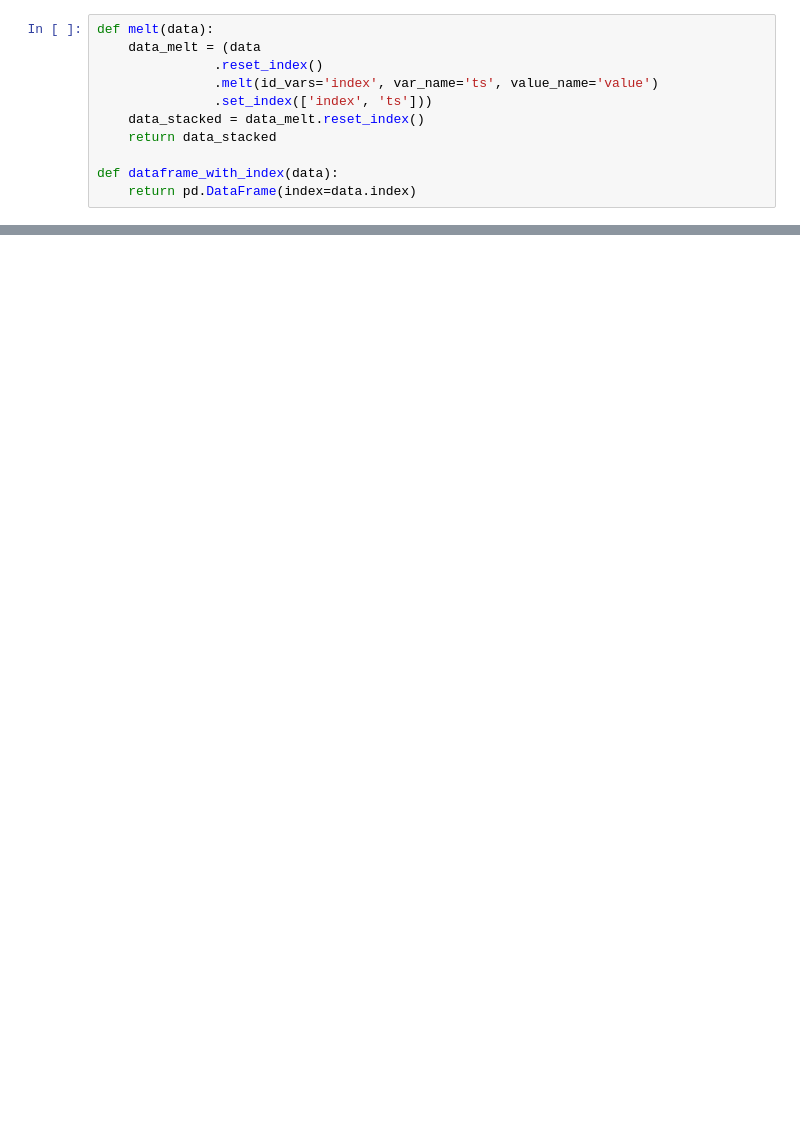
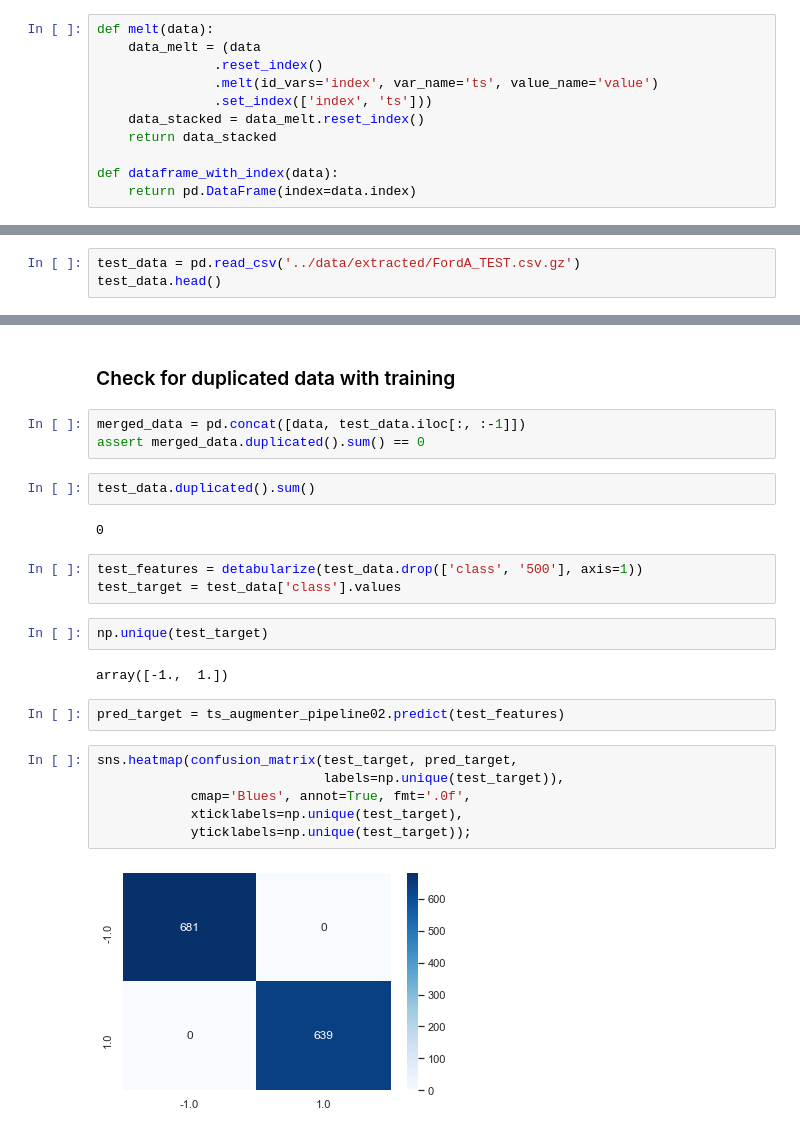
Before and after one commit to seoruosa/ml-study-group, a Jupyter notebook: notebooks/2020-08-29-aac-forda-ts-classification-approaches-with-pipeline.ipynb, the cells around one changed output, grey strips where cells are left out. Cells and saved outputs as stored; diff of their text form; blank space fills up the shorter version.

```diff
--- a/notebooks/2020-08-29-aac-forda-ts-classification-approaches-with-pipeline.ipynb
+++ b/notebooks/2020-08-29-aac-forda-ts-classification-approaches-with-pipeline.ipynb
@@ -360,0 +289,3 @@ ValueError: Input contains NaN, infinity or a value too large for dtype('float32
+# %%
+test_data = pd.read_csv('../data/extracted/FordA_TEST.csv.gz')
+test_data.head()
@@ -360,0 +300,26 @@ ValueError: Input contains NaN, infinity or a value too large for dtype('float32
+# %% [markdown]
+### Check for duplicated data with training
+# %%
+merged_data = pd.concat([data, test_data.iloc[:, :-1]])
+assert merged_data.duplicated().sum() == 0
+# %%
+test_data.duplicated().sum()
+# %% [output]
+0
+# %%
+test_features = detabularize(test_data.drop(['class', '500'], axis=1))
+test_target = test_data['class'].values
+# %%
+np.unique(test_target)
+# %% [output]
+array([-1.,  1.])
+# %%
+pred_target = ts_augmenter_pipeline02.predict(test_features)
+# %%
+sns.heatmap(confusion_matrix(test_target, pred_target,
+                             labels=np.unique(test_target)),
+            cmap='Blues', annot=True, fmt='.0f',
+            xticklabels=np.unique(test_target),
+            yticklabels=np.unique(test_target));
+# %% [output]
+[figure, added]
```
Also changed, not shown: parts of 42 cells of this notebook, 1 other file.
